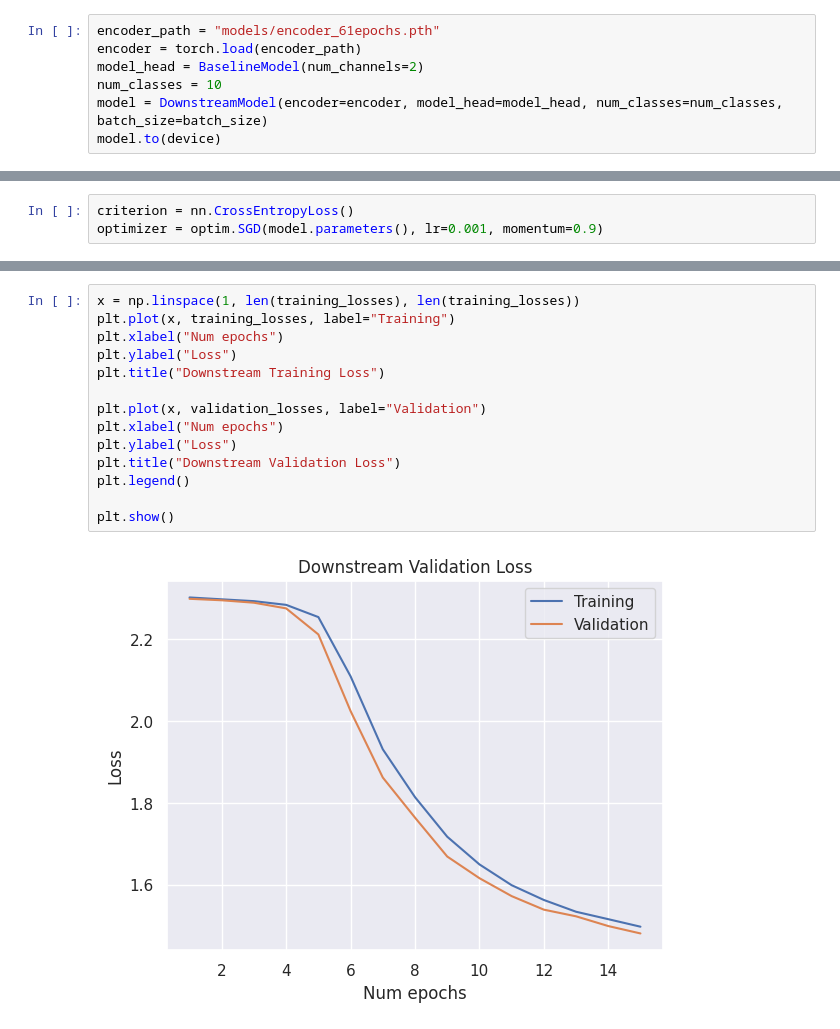
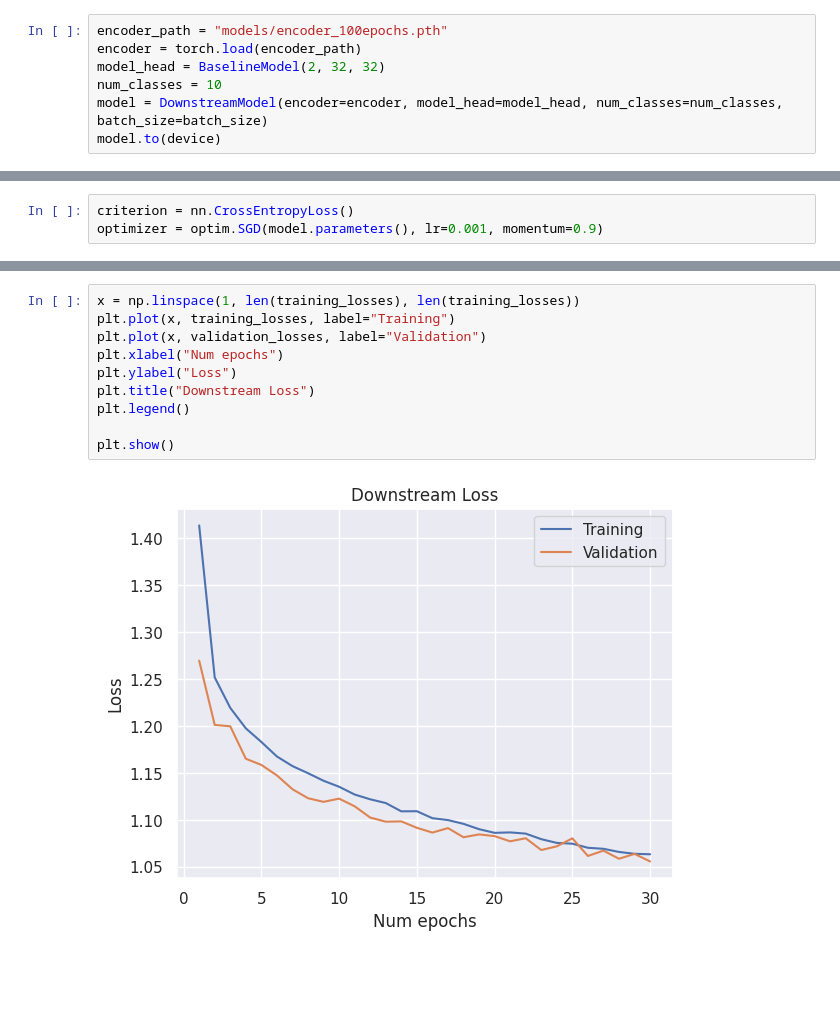
Before and after one commit to jonasoo98/SSL_project, a Jupyter notebook: downstream.ipynb, the cells around one changed output, grey strips where cells are left out. Cells and saved outputs as stored; diff of their text form; blank space fills up the shorter version.

```diff
--- a/downstream.ipynb
+++ b/downstream.ipynb
@@ -59,9 +56,9 @@ train_dataloader = DataLoader(train_dataset, batch_size=batch_size, shuffle=True
 val_dataloader = DataLoader(val_dataset, batch_size=batch_size, shuffle=False)
 test_dataloader = DataLoader(cifar_test, batch_size=batch_size, shuffle=False)
 # %%
-encoder_path = "models/encoder_61epochs.pth"
+encoder_path = "models/encoder_100epochs.pth"
 encoder = torch.load(encoder_path)
-model_head = BaselineModel(num_channels=2)
+model_head = BaselineModel(2, 32, 32)
 num_classes = 10
 model = DownstreamModel(encoder=encoder, model_head=model_head, num_classes=num_classes, batch_size=batch_size)
 model.to(device)
@@ -150,19 +147,15 @@ Epoch: 27, training_loss: 1.3042047180069818, validation_loss: 1.303006944656372
 # %%
 x = np.linspace(1, len(training_losses), len(training_losses))
 plt.plot(x, training_losses, label="Training")
-plt.xlabel("Num epochs")
-plt.ylabel("Loss")
-plt.title("Downstream Training Loss")
-
 plt.plot(x, validation_losses, label="Validation")
 plt.xlabel("Num epochs")
 plt.ylabel("Loss")
-plt.title("Downstream Validation Loss")
+plt.title("Downstream Loss")
 plt.legend()
 
 plt.show()
 # %% [output]
-[figure, old version]
+[figure, new version]
 # %%
 correct = 0
 total = 0
```
Also changed, not shown: parts of 5 cells of this notebook, 8 other files.
